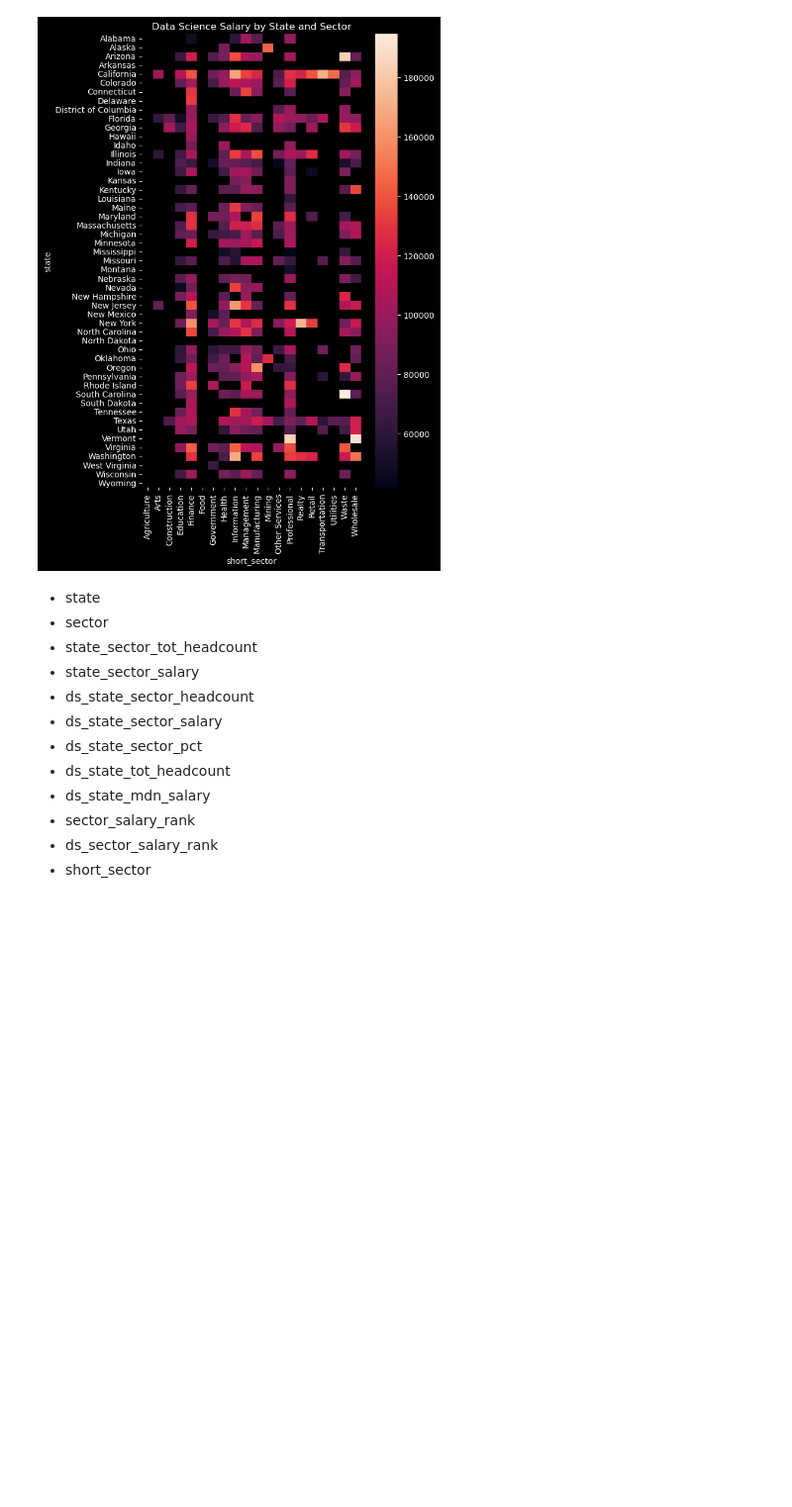
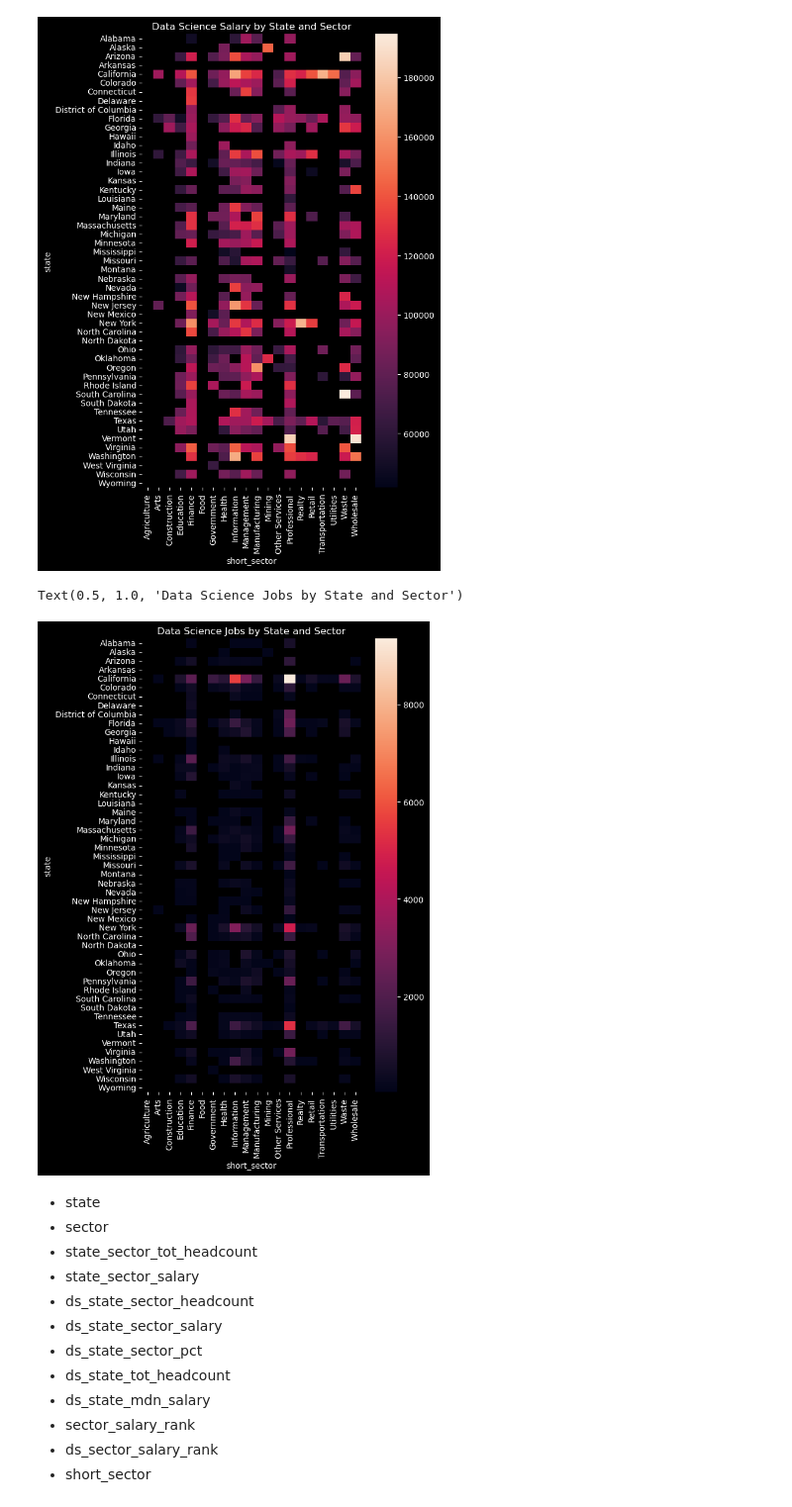
Before and after one commit to joshred83/cda_project, a Jupyter notebook: state_sector_eda.ipynb, the cells around one changed output. Shown: that part at 99% size. Drawn from its saved outputs; the diff is of its cells as text; code cells hidden in the pictures; blank space fills up the shorter version.

```diff
--- a/state_sector_eda.ipynb
+++ b/state_sector_eda.ipynb
@@ -106,6 +106,16 @@ plt.title("Data Science Salary by State and Sector")
 # %% [output]
 Text(0.5, 1.0, 'Data Science Salary by State and Sector')
 [figure]
+# %%
+ds_salary_pivot = df.pivot(
+    index="state", columns="short_sector", values="ds_state_sector_headcount"
+)
+plt.subplots(figsize=(6, 10))
+sns.heatmap(ds_salary_pivot)
+plt.title("Data Science Jobs by State and Sector")
+# %% [output]
+Text(0.5, 1.0, 'Data Science Jobs by State and Sector')
+[figure, added]
 # %% [markdown]
 * state
 * sector
```
Also changed, not shown: parts of 2 cells of this notebook, 24 other files.
